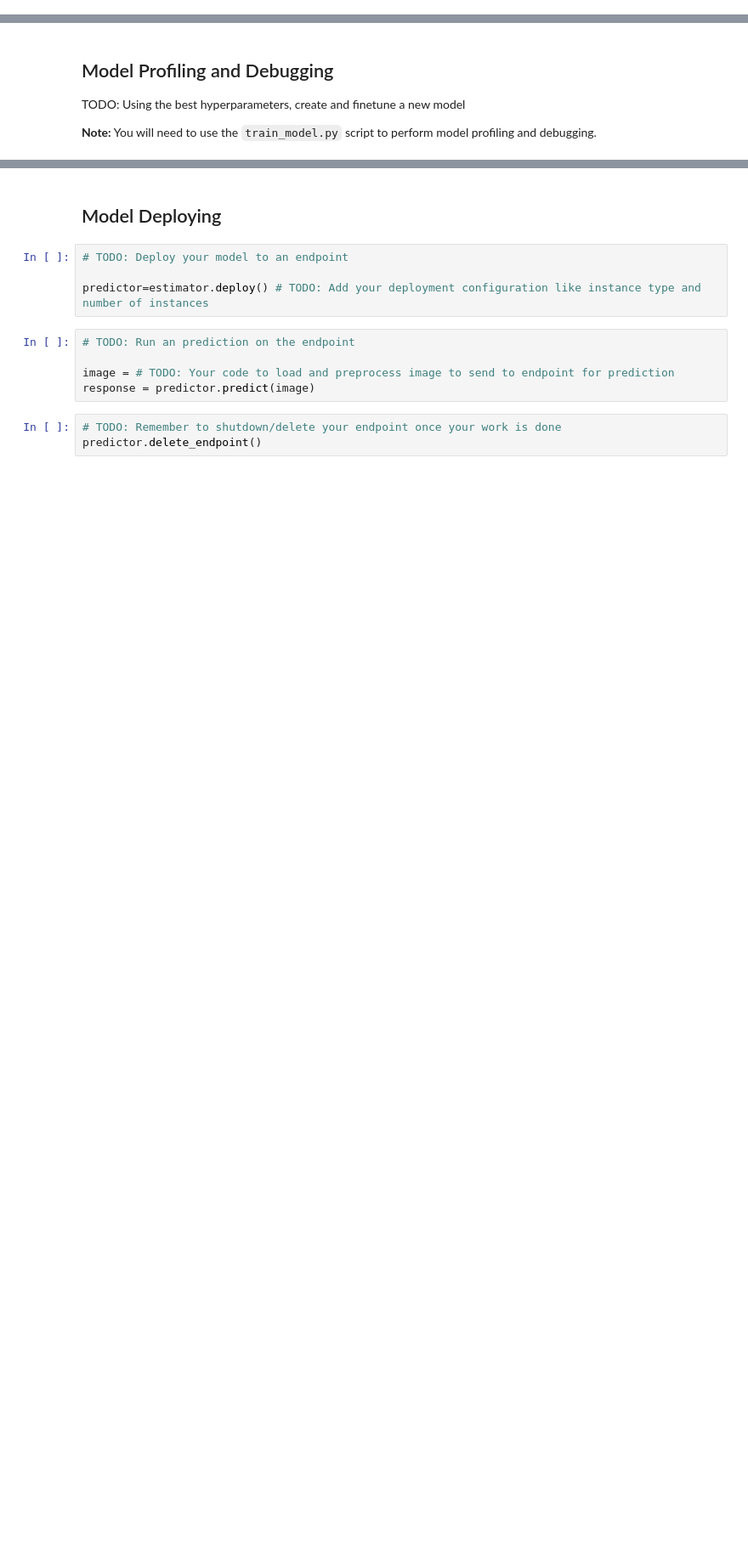
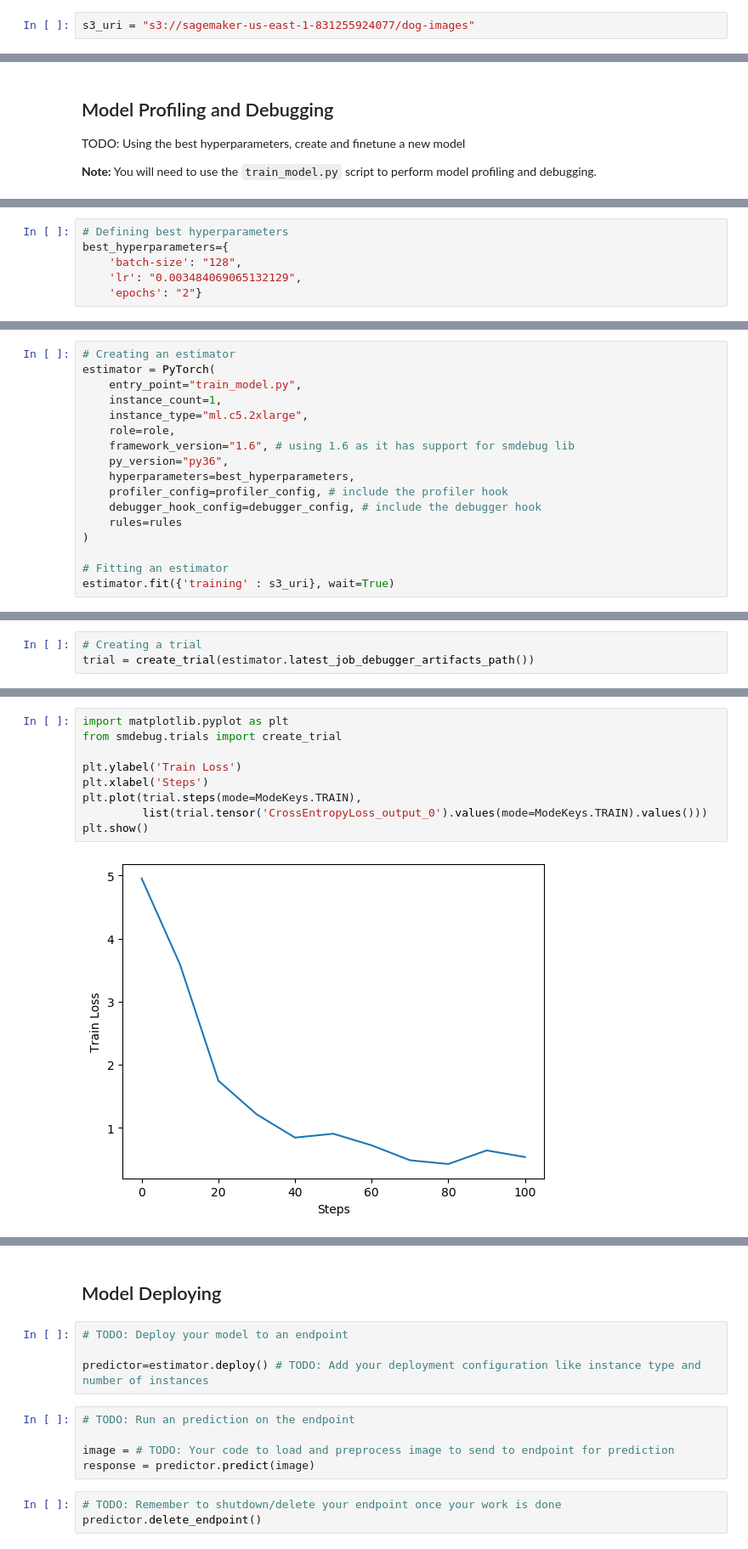
Before and after one commit to Khalizo/Deep-Learning-Image-Classification-Using-AWS-Sagemaker, a Jupyter notebook: train_and_deploy.ipynb, the cells around one changed output, grey strips where cells are left out. Shown at 85% size. Saved outputs shown, nothing was run; the diff lists cells and outputs as text; blank space fills up the shorter version.

```diff
--- a/train_and_deploy.ipynb
+++ b/train_and_deploy.ipynb
@@ -138,6 +141,8 @@ s3_uri = sagemaker_session.upload_data(path=data_dir, bucket=bucket, key_prefix=
 print("The data is uploaded to {}".format(s3_uri))
 # %% [output]
 The data is uploaded to s3://sagemaker-us-east-1-831255924077/dog-images
+# %%
+s3_uri = "s3://sagemaker-us-east-1-831255924077/dog-images"
 # %%
 s3 = boto3.resource('s3')
 bucket_obj = s3.Bucket(bucket)
@@ -190,0 +247,6 @@ estimator = # TODO: Your estimator here
+# %%
+# Defining best hyperparameters
+best_hyperparameters={
+    'batch-size': "128",
+    'lr': "0.003484069065132129",
+    'epochs': "2"}
@@ -190,0 +312,17 @@ estimator = # TODO: Your estimator here
+# %%
+# Creating an estimator
+estimator = PyTorch(
+    entry_point="train_model.py",
+    instance_count=1,
+    instance_type="ml.c5.2xlarge",
+    role=role,
+    framework_version="1.6", # using 1.6 as it has support for smdebug lib
+    py_version="py36",
+    hyperparameters=best_hyperparameters,
+    profiler_config=profiler_config, # include the profiler hook
+    debugger_hook_config=debugger_config, # include the debugger hook
+    rules=rules
+)
+
+# Fitting an estimator
+estimator.fit({'training' : s3_uri}, wait=True)
@@ -190,0 +358,3 @@ estimator = # TODO: Your estimator here
+# %%
+# Creating a trial
+trial = create_trial(estimator.latest_job_debugger_artifacts_path())
@@ -190,0 +390,11 @@ estimator = # TODO: Your estimator here
+# %%
+import matplotlib.pyplot as plt
+from smdebug.trials import create_trial
+
+plt.ylabel('Train Loss')
+plt.xlabel('Steps')
+plt.plot(trial.steps(mode=ModeKeys.TRAIN),
+         list(trial.tensor('CrossEntropyLoss_output_0').values(mode=ModeKeys.TRAIN).values()))
+plt.show()
+# %% [output]
+[figure, added]
```
Also changed, not shown: parts of 33 cells of this notebook, 3 other files.
